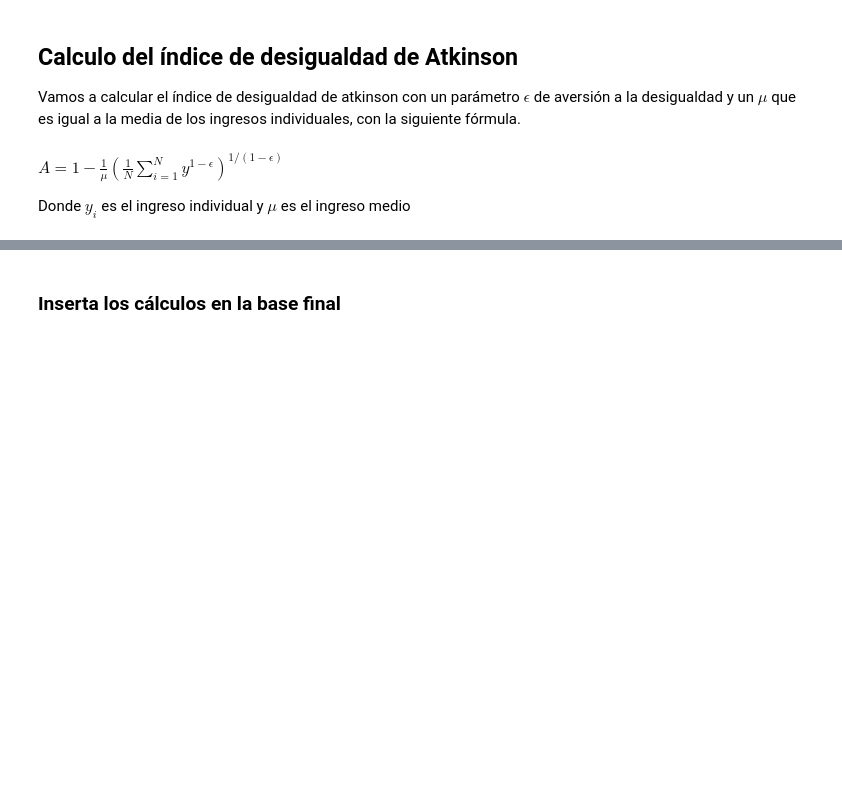
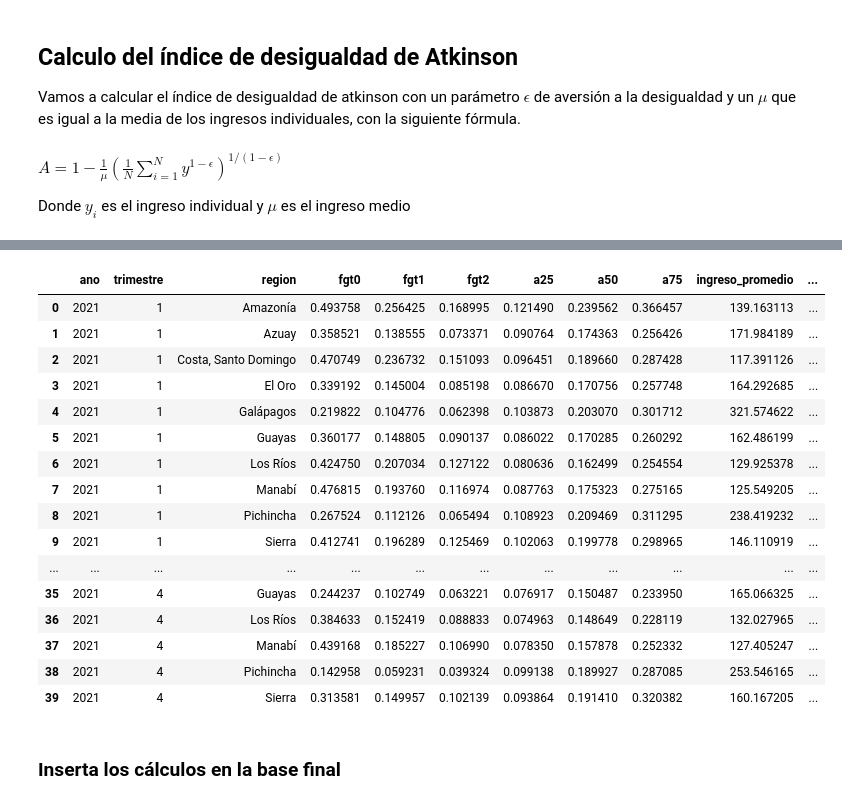
Before and after one commit to oejaramillo/salario-minimo-y-pobreza-Ecuador, a Jupyter notebook: enemdu2021.ipynb, the cells around one changed output, grey strips where cells are left out. Cells and saved outputs as stored; diff of their text form; code cells hidden in the pictures; blank space fills up the shorter version.

Commit message:
actualización regiones hasta 2021 inclusive

```diff
--- a/enemdu2021.ipynb
+++ b/enemdu2021.ipynb
@@ -193,3 +197,9 @@ ipc_base_dict = {fila['trimestre']: {
      }
 # %% [markdown]
 ### Creamos identificadores para las ciudades siguiendo los códigos del INEC y para los trimestres
+# %%
+data1['ciudad'] = data1['upm'].apply(lambda x: x[:5])
+data2['ciudad'] = data2['upm'].apply(lambda x: x[:5])
+data3['ciudad'] = data3['upm'].apply(lambda x: x[:5])
+data4['ciudad'] = data4['upm'].apply(lambda x: x[:5])
+data5['ciudad'] = data5['upm'].apply(lambda x: x[:5])
@@ -582,6 +847,8 @@ Con $i$ el trimestre de interés y $año$ el año de interés
 Diccionario de umbral
 # %%
 umbral_dict = dict(zip(datos_actual['trimestre'], datos_actual['umbral de pobreza']))
+salario_dict = dict(zip(datos_actual['trimestre'], datos_actual['salario básico unificado']))
+ano = 2021
 # %% [markdown]
 ## Cálculo del índice de pobreza de Foster, Greer y Thorbecke
 
@@ -777,16 +869,0 @@ datos_final = pd.DataFrame(index=['t1', 't2', 't3', 't4'], columns=['fgt0', 'fgt
-# %%
-valuores = ['fgt0', 'fgt1', 'fgt2', 'a25', 'a50', 'a75', 'ingreso_promedio']
-trimestres = {
-    't1': ['m1', 'm2', 'm3'],
-    't2': ['m4', 'm5', 'm6'],
-    't3': ['m7', 'm8', 'm9'],
-    't4': ['m10', 'm11', 'm12']
-}
-
-for trimestre, mes in trimestres.items():
-    datos_trimestre = datos_final_mensual.loc[mes]
-    weights = datos_trimestre['factor']
-
-    # Calcula promedio ponderado
-    weighted_avgs = (datos_trimestre[valuores].multiply(weights, axis=0)).sum() / weights.sum()
-    datos_final.loc[trimestre, valuores] = weighted_avgs
@@ -801,3 +992,37 @@ datos_final
+# %%
+# Agregar por año, trimestre y región
+df_trimestral = df_final_regional.groupby(['ano', 'trimestre', 'region']).agg({
+    'fgt0': 'mean',
+    'fgt1': 'mean',
+    'fgt2': 'mean',
+    'a25': 'mean',
+    'a50': 'mean',
+    'a75': 'mean',
+    'ingreso_promedio': 'mean',
+    'ingreso_mediana': 'mean',
+    'salario_minimo': 'mean',
+    'kaitz_indice': 'mean'
+}).reset_index()
+
+df_trimestral
+# %% [output]
+|  | ano | trimestre | region | fgt0 | fgt1 | fgt2 | a25 | a50 | a75 | ingreso_promedio | ... |
+| 0 | 2021 | 1 | Amazonía | 0.493758 | 0.256425 | 0.168995 | 0.121490 | 0.239562 | 0.366457 | 139.163113 | ... |
+| 1 | 2021 | 1 | Azuay | 0.358521 | 0.138555 | 0.073371 | 0.090764 | 0.174363 | 0.256426 | 171.984189 | ... |
+| 2 | 2021 | 1 | Costa, Santo Domingo | 0.470749 | 0.236732 | 0.151093 | 0.096451 | 0.189660 | 0.287428 | 117.391126 | ... |
+| 3 | 2021 | 1 | El Oro | 0.339192 | 0.145004 | 0.085198 | 0.086670 | 0.170756 | 0.257748 | 164.292685 | ... |
+| 4 | 2021 | 1 | Galápagos | 0.219822 | 0.104776 | 0.062398 | 0.103873 | 0.203070 | 0.301712 | 321.574622 | ... |
+| 5 | 2021 | 1 | Guayas | 0.360177 | 0.148805 | 0.090137 | 0.086022 | 0.170285 | 0.260292 | 162.486199 | ... |
+| 6 | 2021 | 1 | Los Ríos | 0.424750 | 0.207034 | 0.127122 | 0.080636 | 0.162499 | 0.254554 | 129.925378 | ... |
+| 7 | 2021 | 1 | Manabí | 0.476815 | 0.193760 | 0.116974 | 0.087763 | 0.175323 | 0.275165 | 125.549205 | ... |
+| 8 | 2021 | 1 | Pichincha | 0.267524 | 0.112126 | 0.065494 | 0.108923 | 0.209469 | 0.311295 | 238.419232 | ... |
+| 9 | 2021 | 1 | Sierra | 0.412741 | 0.196289 | 0.125469 | 0.102063 | 0.199778 | 0.298965 | 146.110919 | ... |
+| ... | ... | ... | ... | ... | ... | ... | ... | ... | ... | ... | ... |
+| 35 | 2021 | 4 | Guayas | 0.244237 | 0.102749 | 0.063221 | 0.076917 | 0.150487 | 0.233950 | 165.066325 | ... |
+| 36 | 2021 | 4 | Los Ríos | 0.384633 | 0.152419 | 0.088833 | 0.074963 | 0.148649 | 0.228119 | 132.027965 | ... |
+| 37 | 2021 | 4 | Manabí | 0.439168 | 0.185227 | 0.106990 | 0.078350 | 0.157878 | 0.252332 | 127.405247 | ... |
+| 38 | 2021 | 4 | Pichincha | 0.142958 | 0.059231 | 0.039324 | 0.099138 | 0.189927 | 0.287085 | 253.546165 | ... |
+| 39 | 2021 | 4 | Sierra | 0.313581 | 0.149957 | 0.102139 | 0.093864 | 0.191410 | 0.320382 | 160.167205 | ... |
 # %% [markdown]
 ### Inserta los cálculos en la base final
 # %%
```
Also changed, not shown: parts of 47 cells of this notebook, 5 other files.
